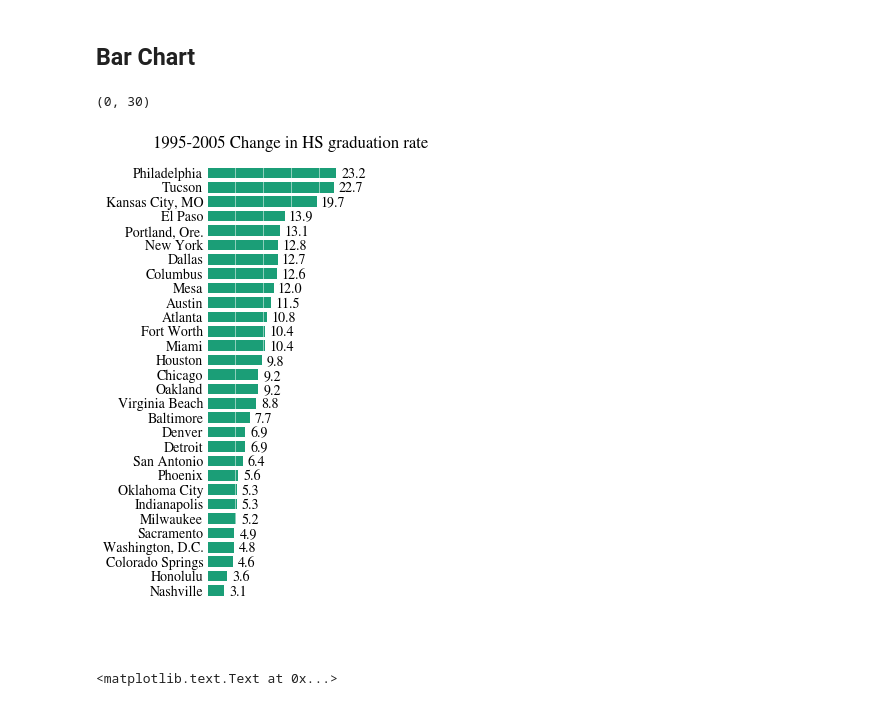
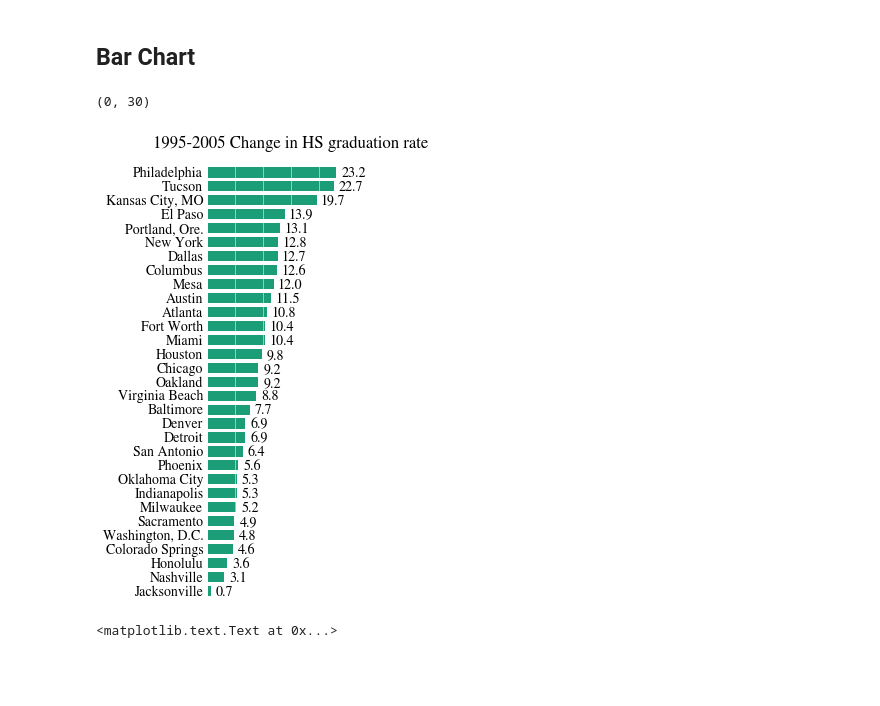
Before and after one commit to cs109/content, a Jupyter notebook: lec_03_statistical_graphs.ipynb, the cells around one changed output. Drawn from its saved outputs; the diff is of its cells as text; code cells hidden in the pictures; blank space fills up the shorter version.

Commit message:
Update statistical graphics gallery.
Remove a redundant import
Update a dead URL
Show a missing bar
Add references to seaborn, prettyplotlib

```diff
--- a/lec_03_statistical_graphs.ipynb
+++ b/lec_03_statistical_graphs.ipynb
@@ -98,32 +99,32 @@ grad = pd.DataFrame({'change' : change, 'city': city})
 # %%
 plt.figure(figsize=(3, 8))
 
 change = grad.change[grad.change > 0]
 city = grad.city[grad.change > 0]
 pos = np.arange(len(change))
 
 plt.title('1995-2005 Change in HS graduation rate')
 plt.barh(pos, change)
 
 #add the numbers to the side of each bar
 for p, c, ch in zip(pos, city, change):
     plt.annotate(str(ch), xy=(ch + 1, p + .5), va='center')
 
 #cutomize ticks
 ticks = plt.yticks(pos + .5, city)
 xt = plt.xticks()[0]
 plt.xticks(xt, [' '] * len(xt))
 
 #minimize chartjunk
 remove_border(left=False, bottom=False)
 plt.grid(axis = 'x', color ='white', linestyle='-')
 
 #set plot limits
-plt.ylim(pos.max(), pos.min() - 1)
+plt.ylim(pos.max() + 1, pos.min() - 1)
 plt.xlim(0, 30)
 # %% [output]
 (0, 30)
-[figure, old version]
+[figure, new version]
 # %%
 change = grad.change[grad.change < 0].values
 city = grad.city[grad.change < 0].values
```
Also changed, not shown: parts of 4 cells of this notebook, 1 other file.
